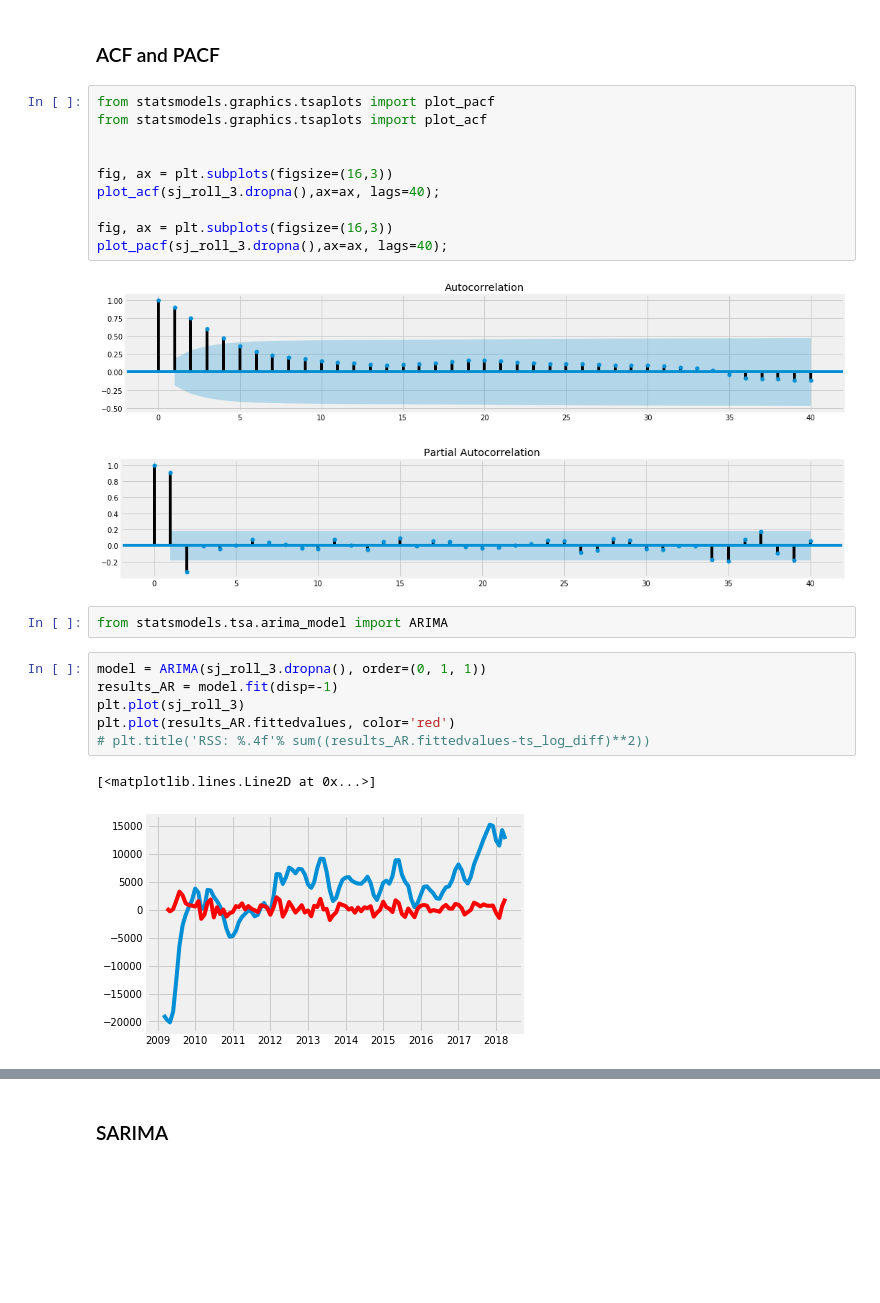
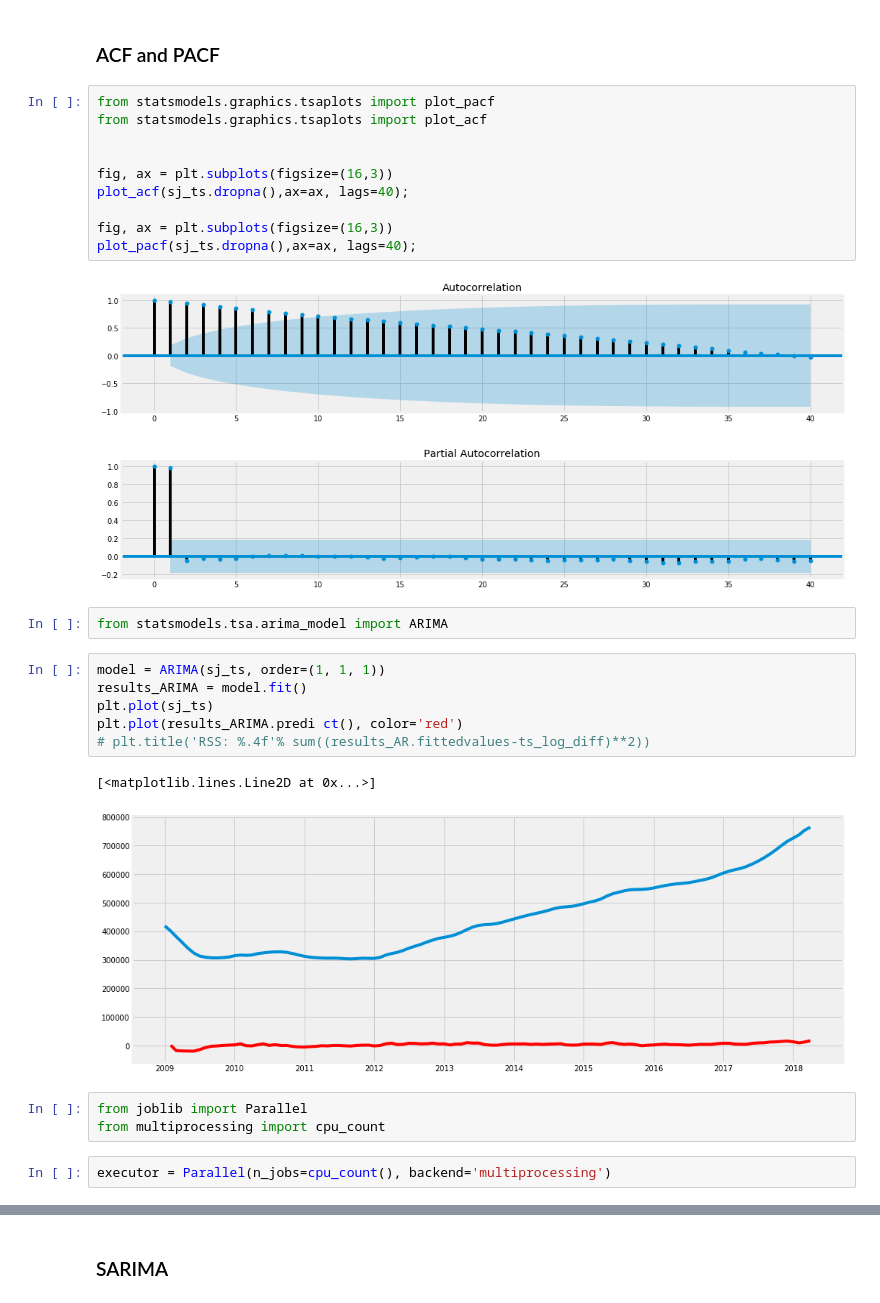
Before and after one commit to rab175/dsc-mod-4-project-online-ds-pt-071519, a Jupyter notebook: Mod 4 Project Notebook.ipynb, the cells around one changed output, grey strips where cells are left out. Cells and saved outputs as stored; diff of their text form; blank space fills up the shorter version.

Commit message:
modeling

```diff
--- a/Mod 4 Project Notebook.ipynb
+++ b/Mod 4 Project Notebook.ipynb
@@ -1067,21 +1067,26 @@ from statsmodels.graphics.tsaplots import plot_acf
 
 
 fig, ax = plt.subplots(figsize=(16,3))
-plot_acf(sj_roll_3.dropna(),ax=ax, lags=40);
+plot_acf(sj_ts.dropna(),ax=ax, lags=40);
 
 fig, ax = plt.subplots(figsize=(16,3))
-plot_pacf(sj_roll_3.dropna(),ax=ax, lags=40);
+plot_pacf(sj_ts.dropna(),ax=ax, lags=40);
 # %% [output]
-[figure, old version]
+[figure, new version]
-[figure, old version]
+[figure, new version]
 # %%
 from statsmodels.tsa.arima_model import ARIMA
 # %%
-model = ARIMA(sj_roll_3.dropna(), order=(0, 1, 1))
-results_AR = model.fit(disp=-1)
-plt.plot(sj_roll_3)
-plt.plot(results_AR.fittedvalues, color='red')
+model = ARIMA(sj_ts, order=(1, 1, 1))
+results_ARIMA = model.fit()
+plt.plot(sj_ts)
+plt.plot(results_ARIMA.predi ct(), color='red')
 # plt.title('RSS: %.4f'% sum((results_AR.fittedvalues-ts_log_diff)**2))
 # %% [output]
 [<matplotlib.lines.Line2D at 0x...>]
-[figure, old version]
+[figure, new version]
+# %%
+from joblib import Parallel
+from multiprocessing import cpu_count
+# %%
+executor = Parallel(n_jobs=cpu_count(), backend='multiprocessing')
```
Also changed, not shown: parts of 20 cells of this notebook, 1 other file.
